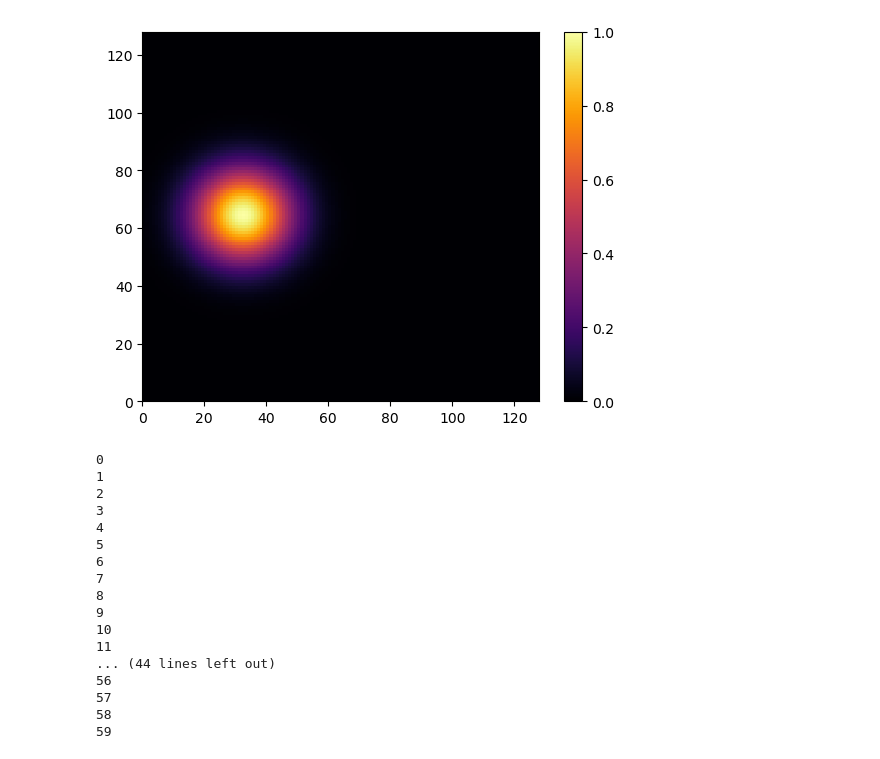
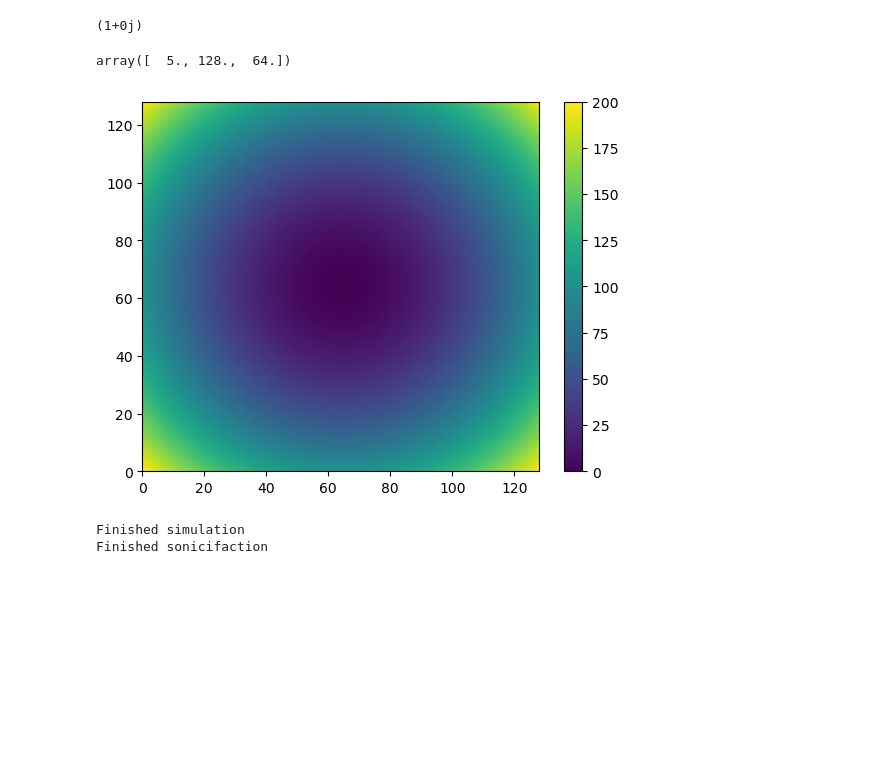
Before and after one commit to jannosch/qsynthi_prototyping, a Jupyter notebook: prototyping.ipynb, the cells around one changed output. Drawn from its saved outputs; the diff is of its cells as text; code cells hidden in the pictures; blank space fills up the shorter version.

Commit message:
first sonification

```diff
--- a/prototyping.ipynb
+++ b/prototyping.ipynb
@@ -6,13 +7,14 @@ from IPython.display import Video
 # %%
 def get_interpolated(array, index):
-    pass
+    if not hasattr(array, "__len__"): return array # if scalar
+    return (1 - (index[0] % 1)) * get_interpolated(array[int(np.floor(index[0]))], index[1:]) + (index[0] % 1) * get_interpolated(array[int(np.ceil(index[0]))], index[1:])
 # %%
 def calculate_next_psi(psi, dt, potential):
     n = psi.shape[0]
     next_psi = np.zeros((n, n), dtype=np.complex_)
 
     # potential-part
-    next_psi = [[psi[i, j] * np.exp(1j * dt * potential[i, j]) for j in range(n)] for i in range(n)]
+    next_psi = [[psi[i, j] * np.exp(-1j * dt * potential[i, j]) for j in range(n)] for i in range(n)]
 
     next_psi = np.fft.fft2(next_psi)
 
@@ -32,66 +34,76 @@ def gaussian(x, y, n, offset, width):
     return np.exp(-(x*x + y*y) / (width*width)) + 0j
 # %%
 def parabolar(x, y, n, offset, factor):
-    x = float(x - n//2) / (n/2.0) - offset[0]
-    y = float(y - n//2) / (n/2.0) - offset[1]
+    x = (x - n/2.0) / (n/2.0) - offset[0]
+    y = (y - n/2.0) / (n/2.0) - offset[1]
     return factor * (x*x + y*y) + 0j
+# %%
+parabolar(64, 0, 128, [0, 0], 1)
+# %% [output]
+(1+0j)
+# %%
+def circle(rad, radius, offset, n):
+    return (radius * np.array([np.cos(rad), np.sin(rad)]) + offset) * n//2 + n//2
+# %%
+np.concatenate(([5], circle(0, 1, 0, 128)), axis=0)
+# %% [output]
+array([  5., 128.,  64.])
 # %%
 %rm test.mp4
 
+n = 128
+fps = 12
+duration = 5
+
+samplerate = 44100
+frequency = 110
+interest_radius = 0.5
+interest_center = [0, 0]
+
 frames = [] # for storing the generated images
 fourcc = cv2.VideoWriter_fourcc(*'mp4v')
-video = cv2.VideoWriter('test.mp4', fourcc, 12.0, (800, 600))
-
-n = 128
+video = cv2.VideoWriter('test.mp4', fourcc, fps, (800, 600))
 
 psi = np.array([[gaussian(x, y, n, offset=[-0.5, 0.0], width=0.2) for x in range(n)] for y in range(n)])
-potential = np.array([[parabolar(x, y, n, offset=[0,0], factor=1) for x in range(n)] for y in range(n)])
+potential = np.array([[parabolar(x, y, n, offset=[0,0], factor=100) for x in range(n)] for y in range(n)])
 frames.append(psi)
 
-plt.pcolormesh(pow(np.abs(frames[0]), 2.0/3.0), cmap='inferno', vmin=0, vmax=1, animated=True)
+#plt.pcolormesh(pow(np.abs(frames[0]), 2.0/3.0), cmap='inferno', vmin=0, vmax=1)
+plt.pcolormesh(np.abs(potential))
 plt.colorbar()
 plt.show()
 
 
-for i in range(12*5):
+for i in range(fps*duration):
     for timestep in range(1):
-        psi = calculate_next_psi(psi, 0.0005, np.zeros((n, n)))
+        psi = calculate_next_psi(psi, 0.0005, potential)
     frames.append(psi)
 
+print("Finished simulation")
 
+# Sonification
+rad_per_sample = 2 * np.pi * frequency / samplerate
+audio = [np.square(np.abs(get_interpolated(frames, np.concatenate((np.array([i * fps/samplerate]), circle(rad_per_sample * i, interest_radius, interest_center, n)), axis=0)))) for i in range(samplerate*duration)]
+
+print("Finished sonicifaction")
 
 for i in range(len(frames)):
     plt.figure(figsize=(8, 6))
     plot = plt.pcolormesh(pow(np.abs(frames[i]), 2.0/3.0), cmap='inferno', vmin=0, vmax=1, animated=True)
     plt.colorbar()
     plt.title('psi')
 
     # Save to temporary file
     plt.savefig('temp_frame.png')
     plt.close()
 
     # Read the image and add to the video
     img = cv2.imread('temp_frame.png')
     video.write(img)
 
 video.release()
 # %% [output]
-[figure, old version]
+[figure, new version]
-0
-1
-2
-3
-4
-5
-6
-7
-8
-9
-10
-11
-... (44 lines left out)
-56
-57
-58
-59
+Finished simulation
+Finished sonicifaction
 # %%
```
Also changed, not shown: parts of 2 cells of this notebook, 2 other files.
